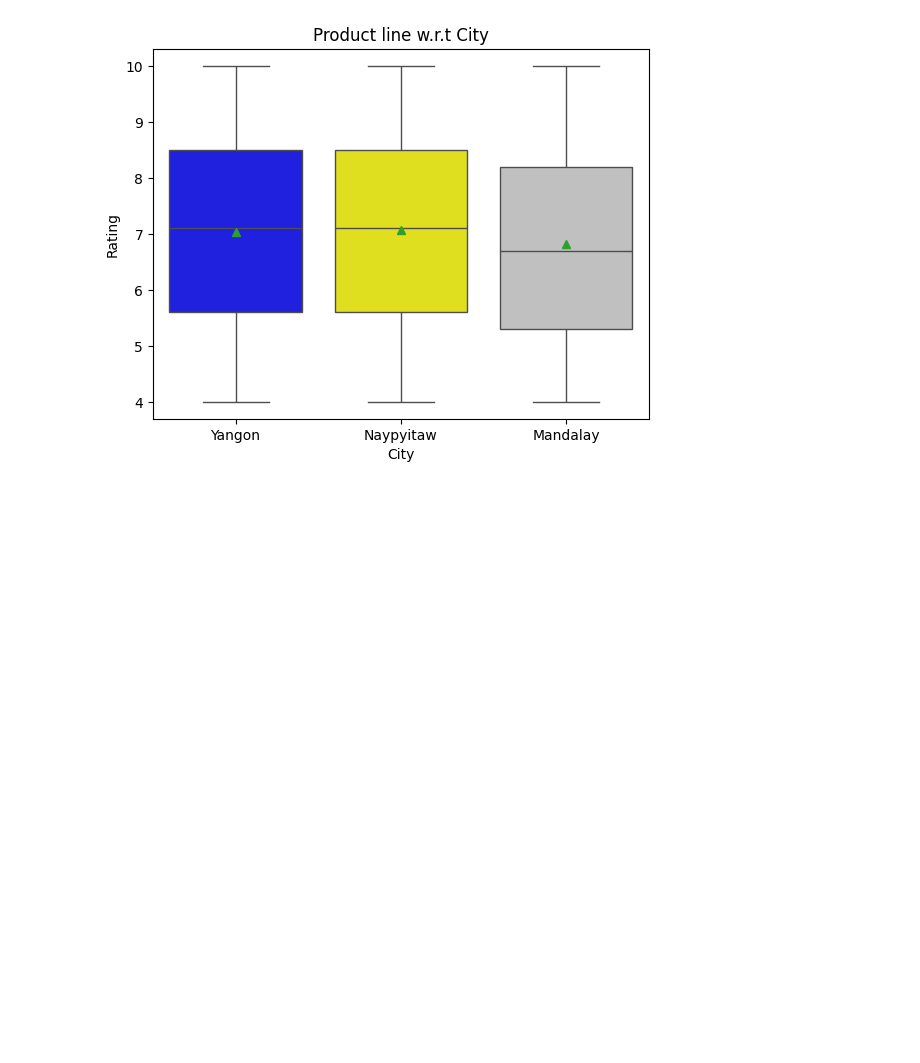
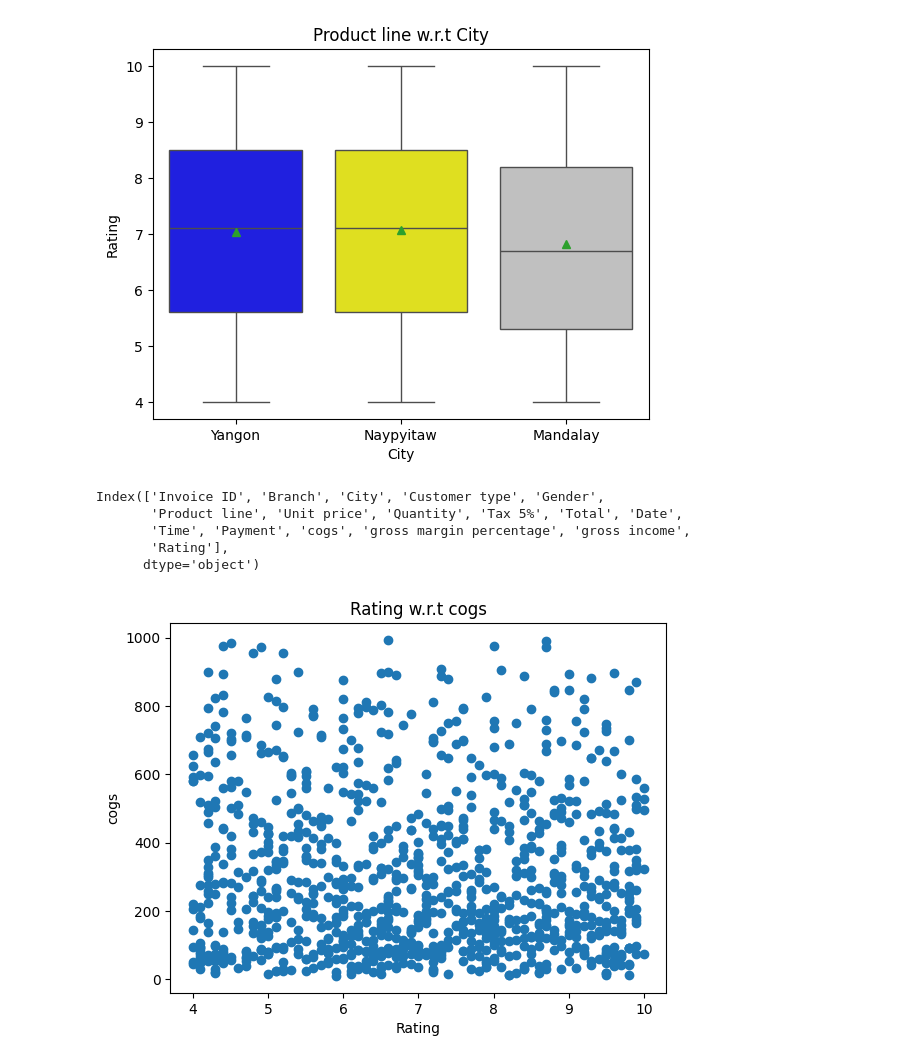
Before and after one commit to Sanjay-799/Supermarket-Sales-Analysis, a Jupyter notebook: Supermarket_Sales_Analysis.ipynb, the cells around one changed output. Drawn from its saved outputs; the diff is of its cells as text; code cells hidden in the pictures; blank space fills up the shorter version.

```diff
--- a/Supermarket_Sales_Analysis.ipynb
+++ b/Supermarket_Sales_Analysis.ipynb
@@ -324,3 +337,19 @@ Passing `palette` without assigning `hue` is deprecated and will be removed in v
 
   sns.boxplot(x=df["City"],y=df["Rating"],data=df,showmeans=True,palette=["blue","yellow", "silver"])
 [figure]
+# %%
+df.columns
+# %% [output]
+Index(['Invoice ID', 'Branch', 'City', 'Customer type', 'Gender',
+       'Product line', 'Unit price', 'Quantity', 'Tax 5%', 'Total', 'Date',
+       'Time', 'Payment', 'cogs', 'gross margin percentage', 'gross income',
+       'Rating'],
+      dtype='object')
+# %%
+plt.scatter(df['Rating'], df['cogs'])
+plt.xlabel('Rating')
+plt.ylabel('cogs')
+plt.title('Rating w.r.t cogs')
+plt.show()
+# %% [output]
+[figure, added]
```
Also changed, not shown: parts of 15 cells of this notebook.
